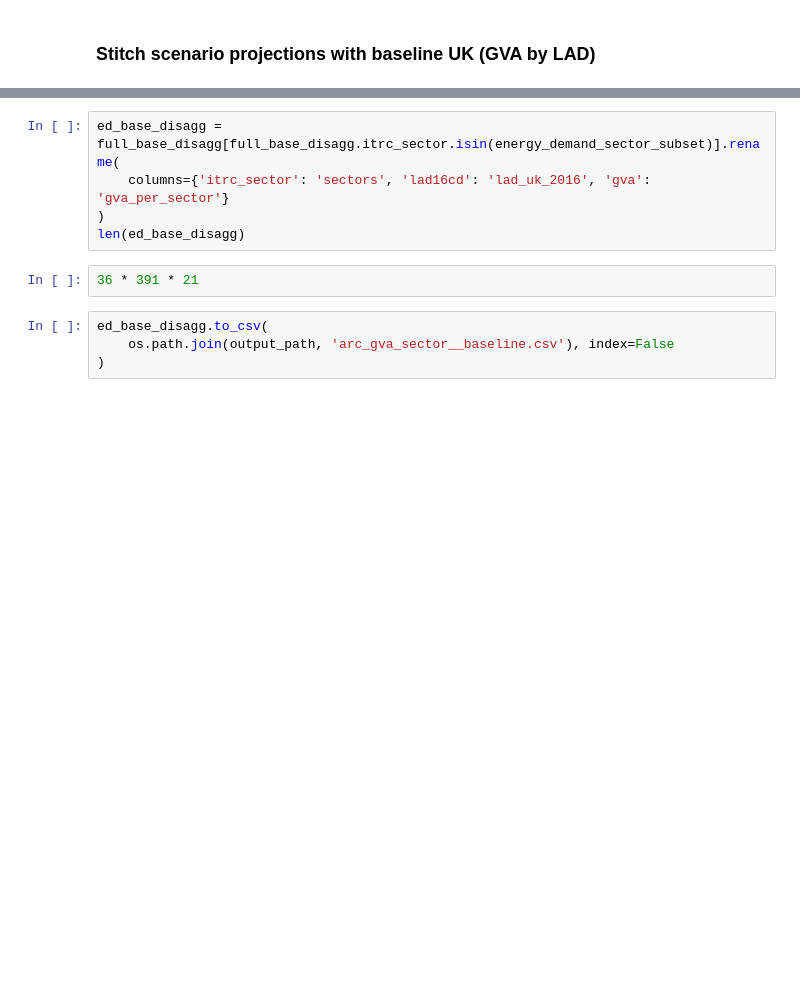
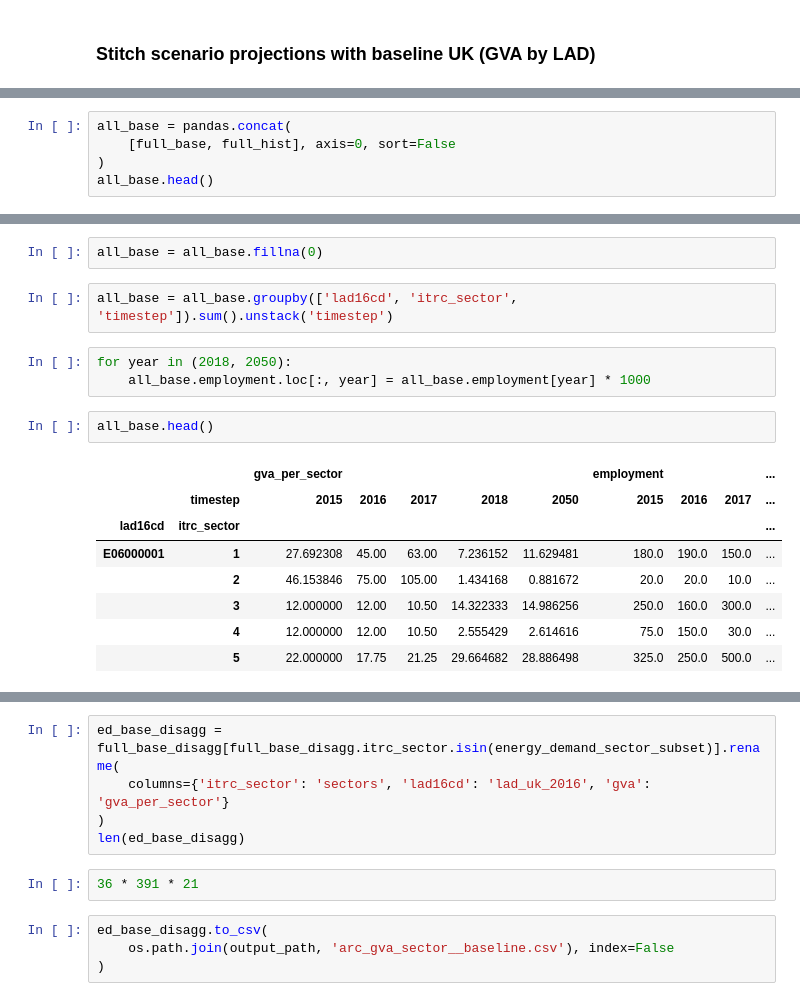
Before and after one commit to nismod/arc-economics, a Jupyter notebook: convert-scenarios.ipynb, the cells around one changed output, grey strips where cells are left out. Saved outputs shown, nothing was run; the diff lists cells and outputs as text; blank space fills up the shorter version.

```diff
--- a/convert-scenarios.ipynb
+++ b/convert-scenarios.ipynb
@@ -390,0 +822,5 @@ output.timestep.unique()
+# %%
+all_base = pandas.concat(
+    [full_base, full_hist], axis=0, sort=False
+)
+all_base.head()
@@ -390,0 +834,18 @@ output.timestep.unique()
+# %%
+all_base = all_base.fillna(0)
+# %%
+all_base = all_base.groupby(['lad16cd', 'itrc_sector', 'timestep']).sum().unstack('timestep')
+# %%
+for year in (2018, 2050):
+    all_base.employment.loc[:, year] = all_base.employment[year] * 1000
+# %%
+all_base.head()
+# %% [output]
+|  |  | gva_per_sector |  |  |  |  | employment |  |  | ... |
+|  | timestep | 2015 | 2016 | 2017 | 2018 | 2050 | 2015 | 2016 | 2017 | ... |
+| lad16cd | itrc_sector |  |  |  |  |  |  |  |  | ... |
+| E06000001 | 1 | 27.692308 | 45.00 | 63.00 | 7.236152 | 11.629481 | 180.0 | 190.0 | 150.0 | ... |
+|  | 2 | 46.153846 | 75.00 | 105.00 | 1.434168 | 0.881672 | 20.0 | 20.0 | 10.0 | ... |
+|  | 3 | 12.000000 | 12.00 | 10.50 | 14.322333 | 14.986256 | 250.0 | 160.0 | 300.0 | ... |
+|  | 4 | 12.000000 | 12.00 | 10.50 | 2.555429 | 2.614616 | 75.0 | 150.0 | 30.0 | ... |
+|  | 5 | 22.000000 | 17.75 | 21.25 | 29.664682 | 28.886498 | 325.0 | 250.0 | 500.0 | ... |
```
Also changed, not shown: parts of 96 cells of this notebook, 1 other file.
